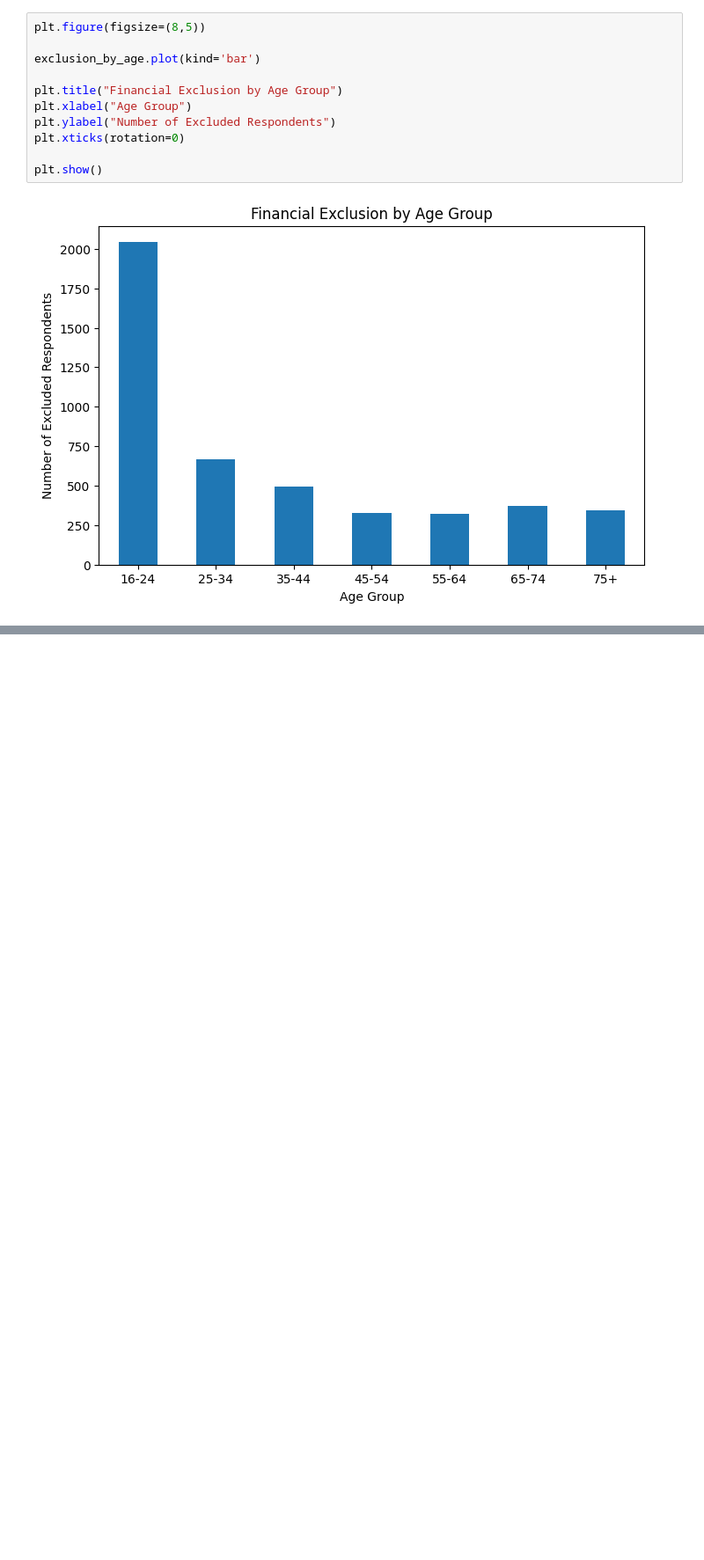
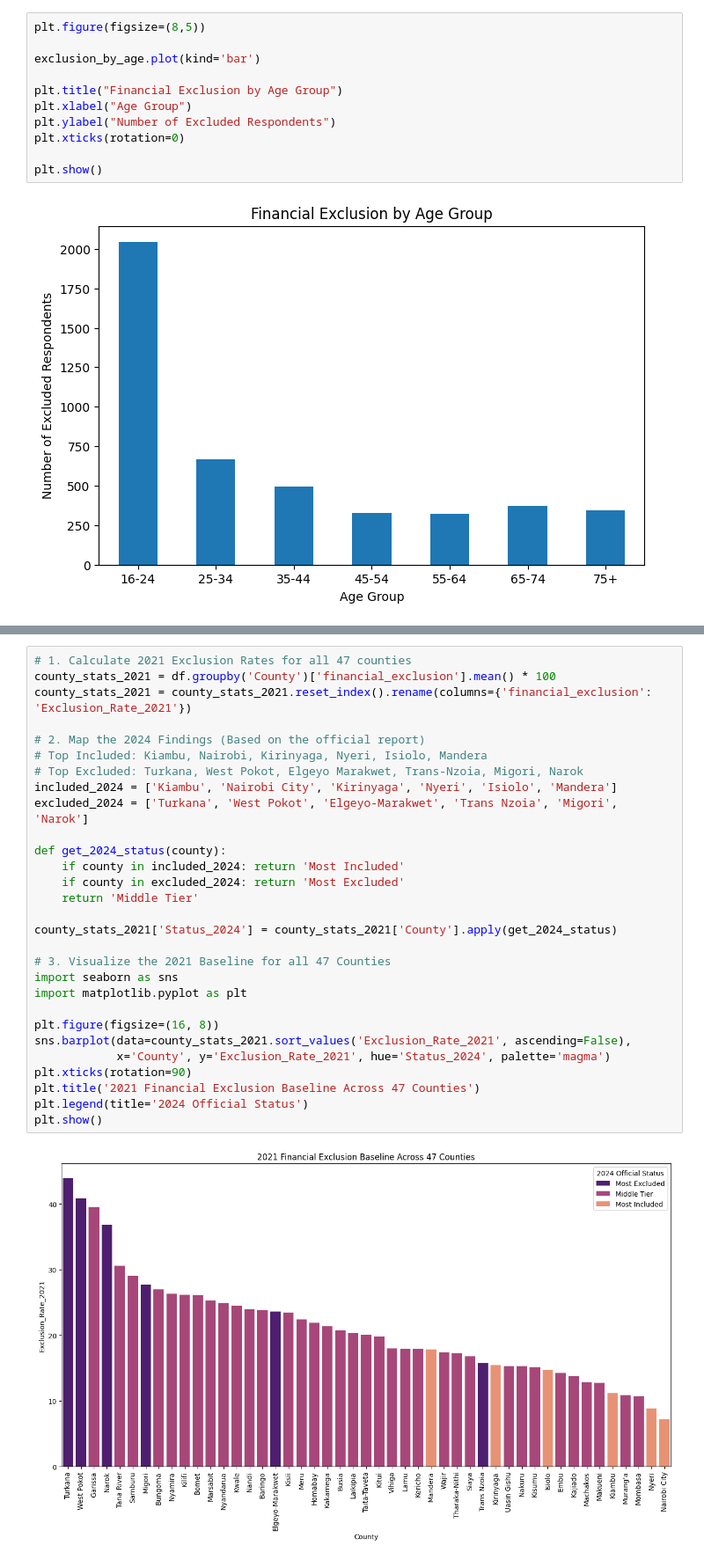
Before and after one commit to ChairoSolutions/Kenya-financial-inclusion-risk, a Jupyter notebook: notebooks-03_eda_subgroup_analysis.ipynb.ipynb, the cells around one changed output, grey strips where cells are left out. Shown at 88% size. Drawn from its saved outputs; the diff is of its cells as text; blank space fills up the shorter version.

```diff
--- a/notebooks-03_eda_subgroup_analysis.ipynb.ipynb
+++ b/notebooks-03_eda_subgroup_analysis.ipynb.ipynb
@@ -1297,0 +1385,31 @@ plt.show()
+# %%
+# 1. Calculate 2021 Exclusion Rates for all 47 counties
+county_stats_2021 = df.groupby('County')['financial_exclusion'].mean() * 100
+county_stats_2021 = county_stats_2021.reset_index().rename(columns={'financial_exclusion': 'Exclusion_Rate_2021'})
+
+# 2. Map the 2024 Findings (Based on the official report)
+# Top Included: Kiambu, Nairobi, Kirinyaga, Nyeri, Isiolo, Mandera
+# Top Excluded: Turkana, West Pokot, Elgeyo Marakwet, Trans-Nzoia, Migori, Narok
+included_2024 = ['Kiambu', 'Nairobi City', 'Kirinyaga', 'Nyeri', 'Isiolo', 'Mandera']
+excluded_2024 = ['Turkana', 'West Pokot', 'Elgeyo-Marakwet', 'Trans Nzoia', 'Migori', 'Narok']
+
+def get_2024_status(county):
+    if county in included_2024: return 'Most Included'
+    if county in excluded_2024: return 'Most Excluded'
+    return 'Middle Tier'
+
+county_stats_2021['Status_2024'] = county_stats_2021['County'].apply(get_2024_status)
+
+# 3. Visualize the 2021 Baseline for all 47 Counties
+import seaborn as sns
+import matplotlib.pyplot as plt
+
+plt.figure(figsize=(16, 8))
+sns.barplot(data=county_stats_2021.sort_values('Exclusion_Rate_2021', ascending=False),
+            x='County', y='Exclusion_Rate_2021', hue='Status_2024', palette='magma')
+plt.xticks(rotation=90)
+plt.title('2021 Financial Exclusion Baseline Across 47 Counties')
+plt.legend(title='2024 Official Status')
+plt.show()
+# %% [output]
+[figure, added]
```
Also changed, not shown: parts of 20 cells of this notebook, 1 other file.
